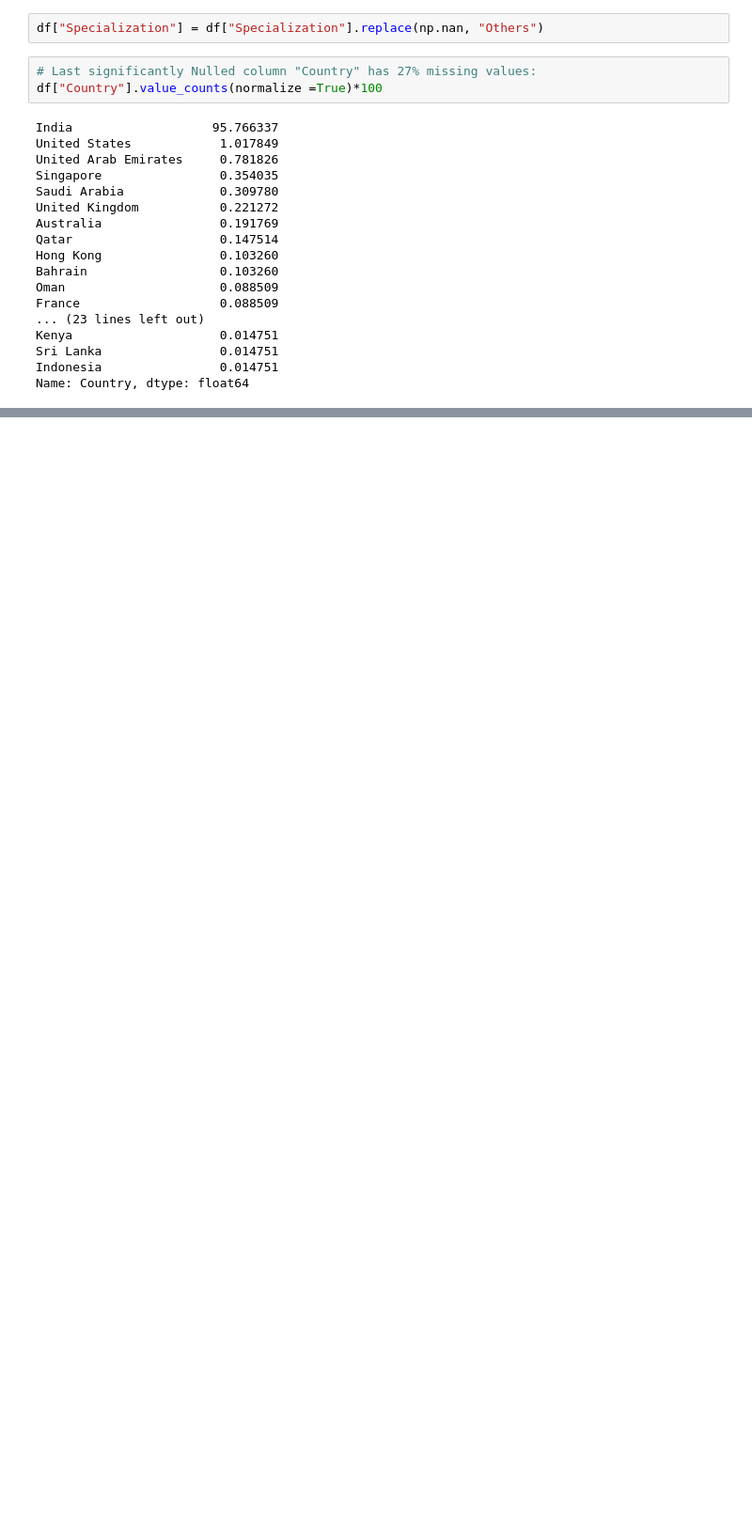
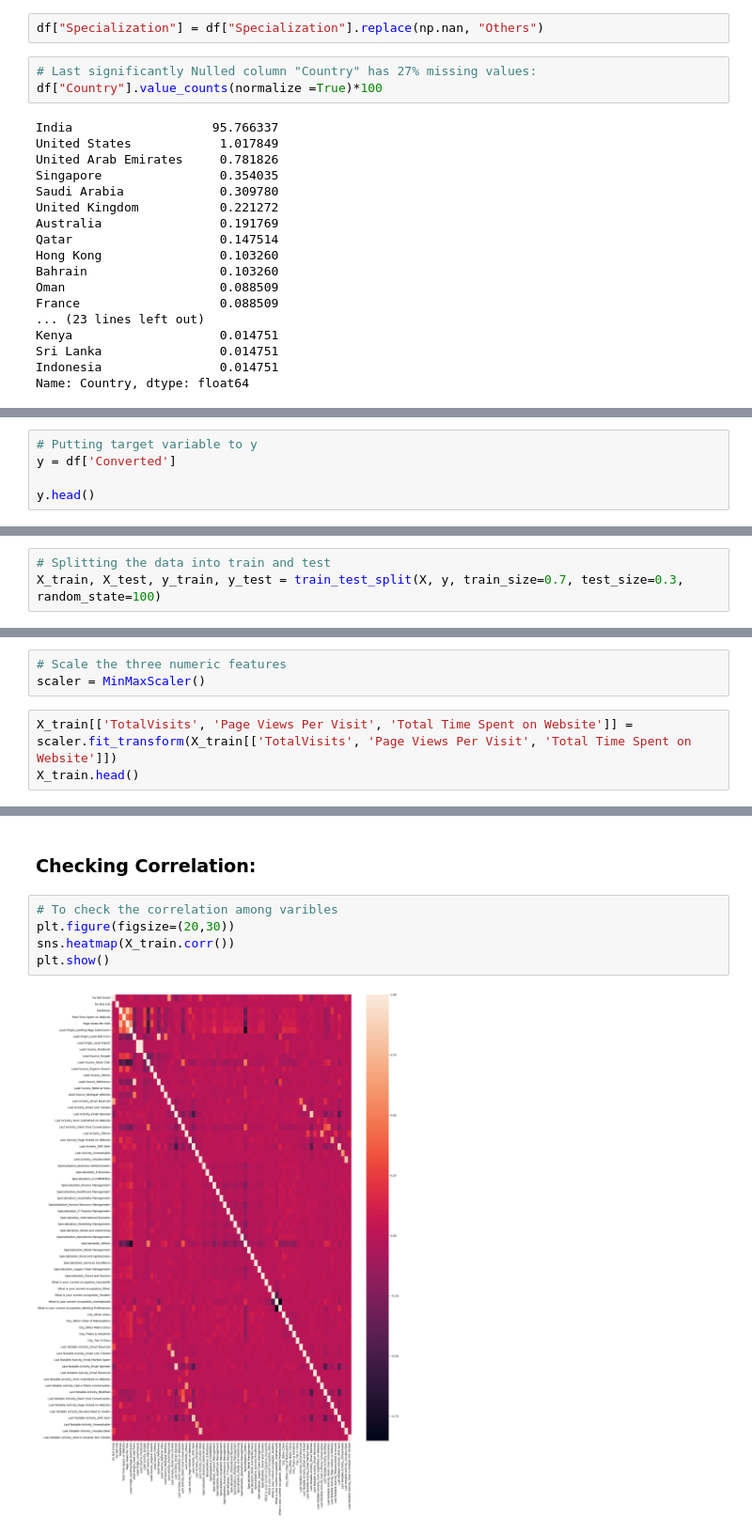
Before and after one commit to priyankaraut10/Lead_Scoring_Group_study, a Jupyter notebook: Lead scoring Case Study PriyaD,PriyaR, SandhyaK.ipynb, the cells around one changed output, grey strips where cells are left out. Shown at 94% size. Drawn from its saved outputs; the diff is of its cells as text; blank space fills up the shorter version.

```diff
--- a/Lead scoring Case Study PriyaD,PriyaR, SandhyaK.ipynb
+++ b/Lead scoring Case Study PriyaD,PriyaR, SandhyaK.ipynb
@@ -515,0 +656,5 @@ d) Lets now do the Encoding of Categorical variables:
+# %%
+# Putting target variable to y
+y = df['Converted']
+
+y.head()
@@ -515,0 +668,3 @@ d) Lets now do the Encoding of Categorical variables:
+# %%
+# Splitting the data into train and test
+X_train, X_test, y_train, y_test = train_test_split(X, y, train_size=0.7, test_size=0.3, random_state=100)
@@ -515,0 +673,6 @@ d) Lets now do the Encoding of Categorical variables:
+# %%
+# Scale the three numeric features
+scaler = MinMaxScaler()
+# %%
+X_train[['TotalVisits', 'Page Views Per Visit', 'Total Time Spent on Website']] = scaler.fit_transform(X_train[['TotalVisits', 'Page Views Per Visit', 'Total Time Spent on Website']])
+X_train.head()
@@ -515,0 +687,9 @@ d) Lets now do the Encoding of Categorical variables:
+# %% [markdown]
+### Checking Correlation:
+# %%
+# To check the correlation among varibles
+plt.figure(figsize=(20,30))
+sns.heatmap(X_train.corr())
+plt.show()
+# %% [output]
+[figure, added]
```
Also changed, not shown: parts of 186 cells of this notebook.
